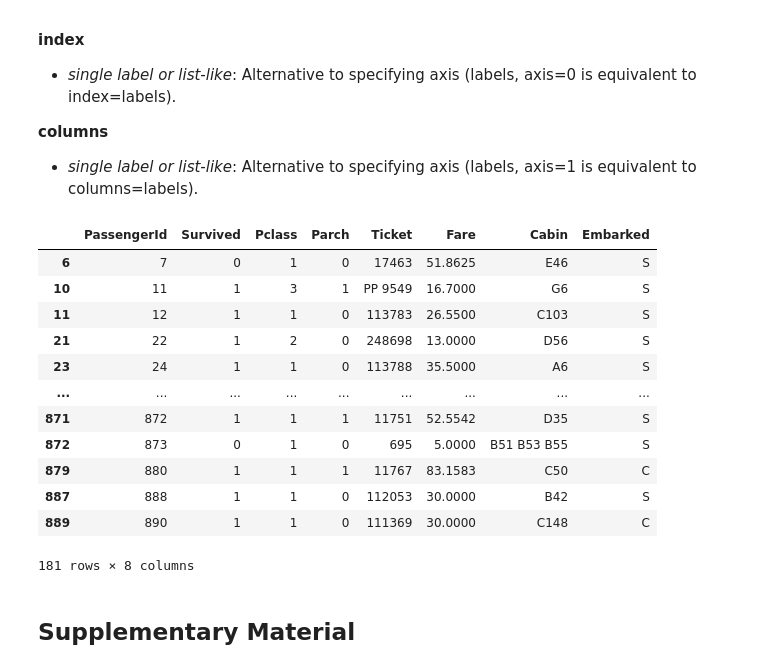
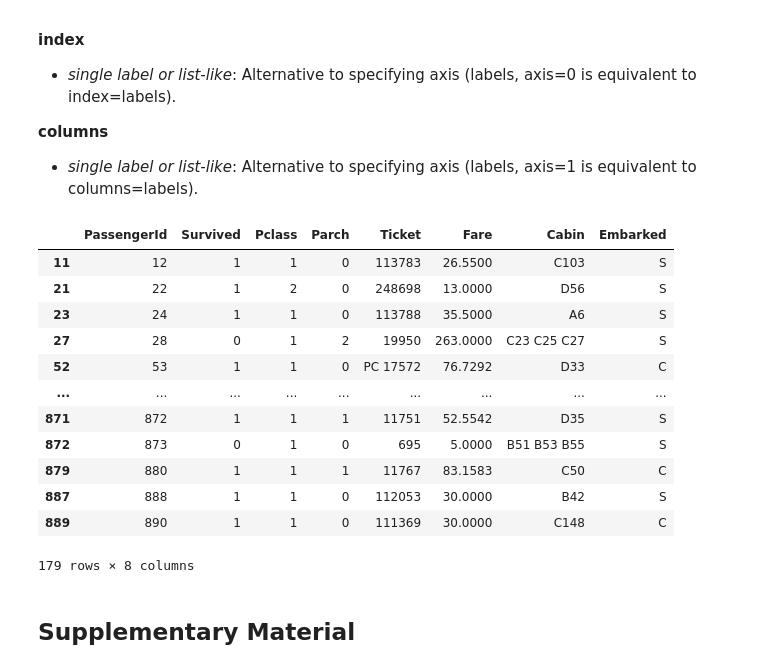
Before and after one commit to EvanLaksanaWP/Oprec-2024, a Jupyter notebook: materi_pandas_numpy.ipynb, the cells around one changed output. Saved outputs shown, nothing was run; the diff lists cells and outputs as text; code cells hidden in the pictures.

```diff
--- a/materi_pandas_numpy.ipynb
+++ b/materi_pandas_numpy.ipynb
@@ -172,8 +179,7 @@ operable program or batch file.
 data = pd.read_csv("./titanic.csv")
 
 # Mengambil dari GitHub
-data = pd.read_csv(
-    "https://raw.githubusercontent.com/datasciencedojo/datasets/master/titanic.csv")
+data = pd.read_csv("https://raw.githubusercontent.com/datasciencedojo/datasets/master/titanic.csv")
 
 # Mengambil dari Google Drive ( drive.google.com/file/d/1cxttBfHGltz1enyM_BQYiedU73t5mKMX/view?usp=drive_link )
 id = "1cxttBfHGltz1enyM_BQYiedU73t5mKMX"
@@ -774,26 +920,27 @@ copy_data.head()
 # %%
 # Menghapus kolom Name, Sex, Age, SibSp
 copy_data.drop(labels=['Name', 'Sex'], axis=1, inplace=True)
 copy_data = copy_data.drop(columns=['Age', 'SibSp'])
 
 
 # Menghapus baris 2 dan 4
-copy_data.drop(index=[1, 3], axis=0, inplace=True)
+copy_data.drop(labels=[6, 10], axis=0, inplace=True)
+copy_data.drop(index=[1, 3], inplace=True)
 copy_data
 # %% [output]
 |  | PassengerId | Survived | Pclass | Parch | Ticket | Fare | Cabin | Embarked |
-| 6 | 7 | 0 | 1 | 0 | 17463 | 51.8625 | E46 | S |
-| 10 | 11 | 1 | 3 | 1 | PP 9549 | 16.7000 | G6 | S |
 | 11 | 12 | 1 | 1 | 0 | 113783 | 26.5500 | C103 | S |
 | 21 | 22 | 1 | 2 | 0 | 248698 | 13.0000 | D56 | S |
 | 23 | 24 | 1 | 1 | 0 | 113788 | 35.5000 | A6 | S |
+| 27 | 28 | 0 | 1 | 2 | 19950 | 263.0000 | C23 C25 C27 | S |
+| 52 | 53 | 1 | 1 | 0 | PC 17572 | 76.7292 | D33 | C |
 | ... | ... | ... | ... | ... | ... | ... | ... | ... |
 | 871 | 872 | 1 | 1 | 1 | 11751 | 52.5542 | D35 | S |
 | 872 | 873 | 0 | 1 | 0 | 695 | 5.0000 | B51 B53 B55 | S |
 | 879 | 880 | 1 | 1 | 1 | 11767 | 83.1583 | C50 | C |
 | 887 | 888 | 1 | 1 | 0 | 112053 | 30.0000 | B42 | S |
 | 889 | 890 | 1 | 1 | 0 | 111369 | 30.0000 | C148 | C |
-181 rows × 8 columns
+179 rows × 8 columns
 # %% [markdown]
 ## Supplementary Material
 # %%
```
Also changed, not shown: parts of 42 cells of this notebook, 1 other file.
